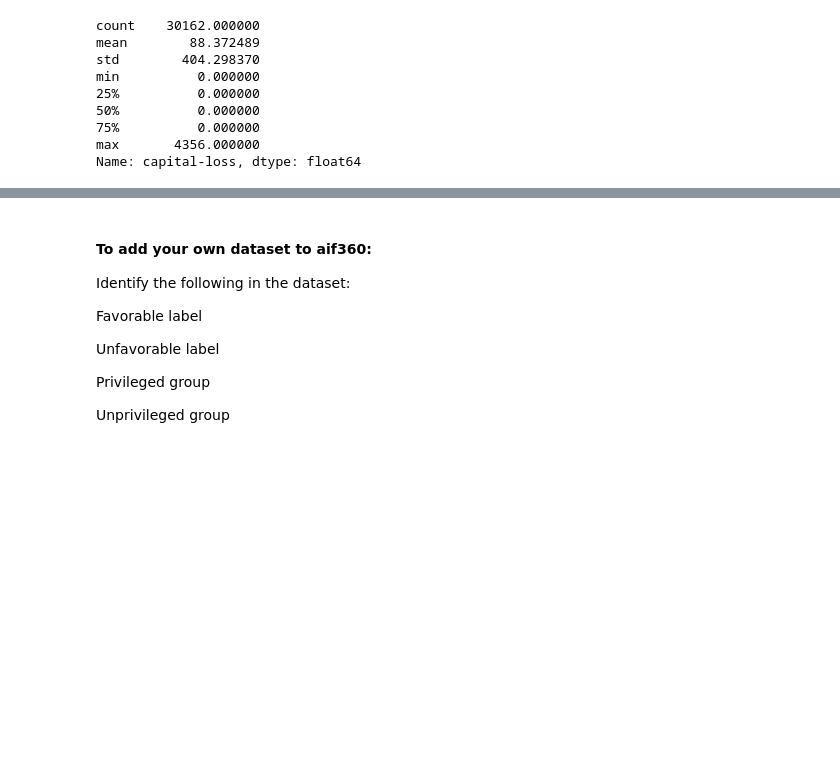
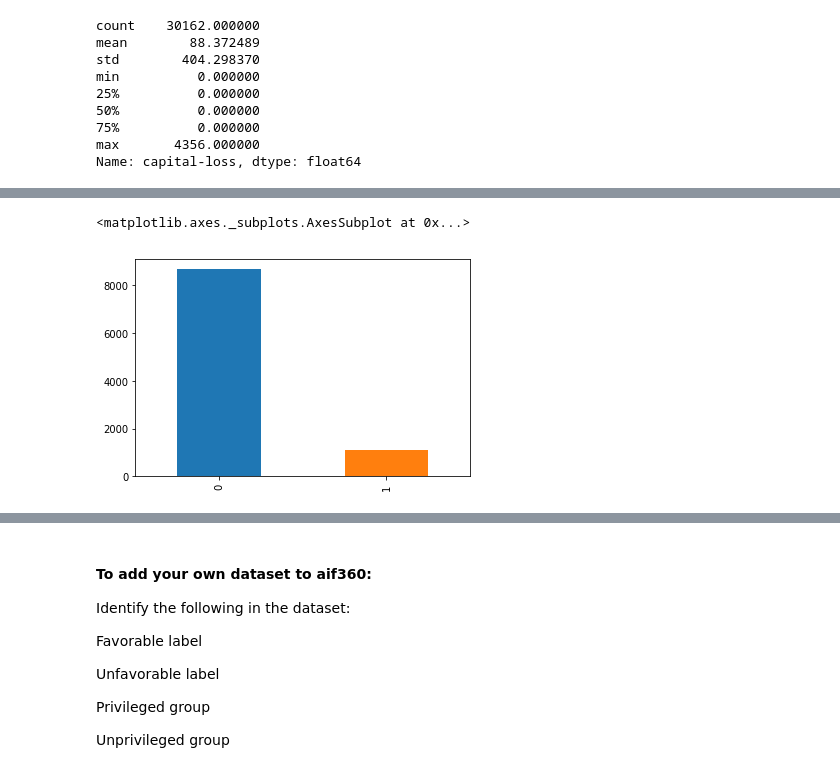
Before and after one commit to DataResponsibly/courses, a Jupyter notebook: documents/spring19/RDS_Lab3.ipynb, the cells around one changed output, grey strips where cells are left out. Saved outputs shown, nothing was run; the diff lists cells and outputs as text; code cells hidden in the pictures; blank space fills up the shorter version.

```diff
--- a/documents/spring19/RDS_Lab3.ipynb
+++ b/documents/spring19/RDS_Lab3.ipynb
@@ -186,0 +197,7 @@ Name: capital-loss, dtype: float64
+# %%
+# compute score histograms by race and by gender
+adult_df_f = adult_df[(adult_df.sex == 'Female')]
+adult_df_f["income-per-year"].value_counts().plot(kind='bar')
+# %% [output]
+<matplotlib.axes._subplots.AxesSubplot at 0x...>
+[figure, added]
```
Also changed, not shown: parts of 3 cells of this notebook.
